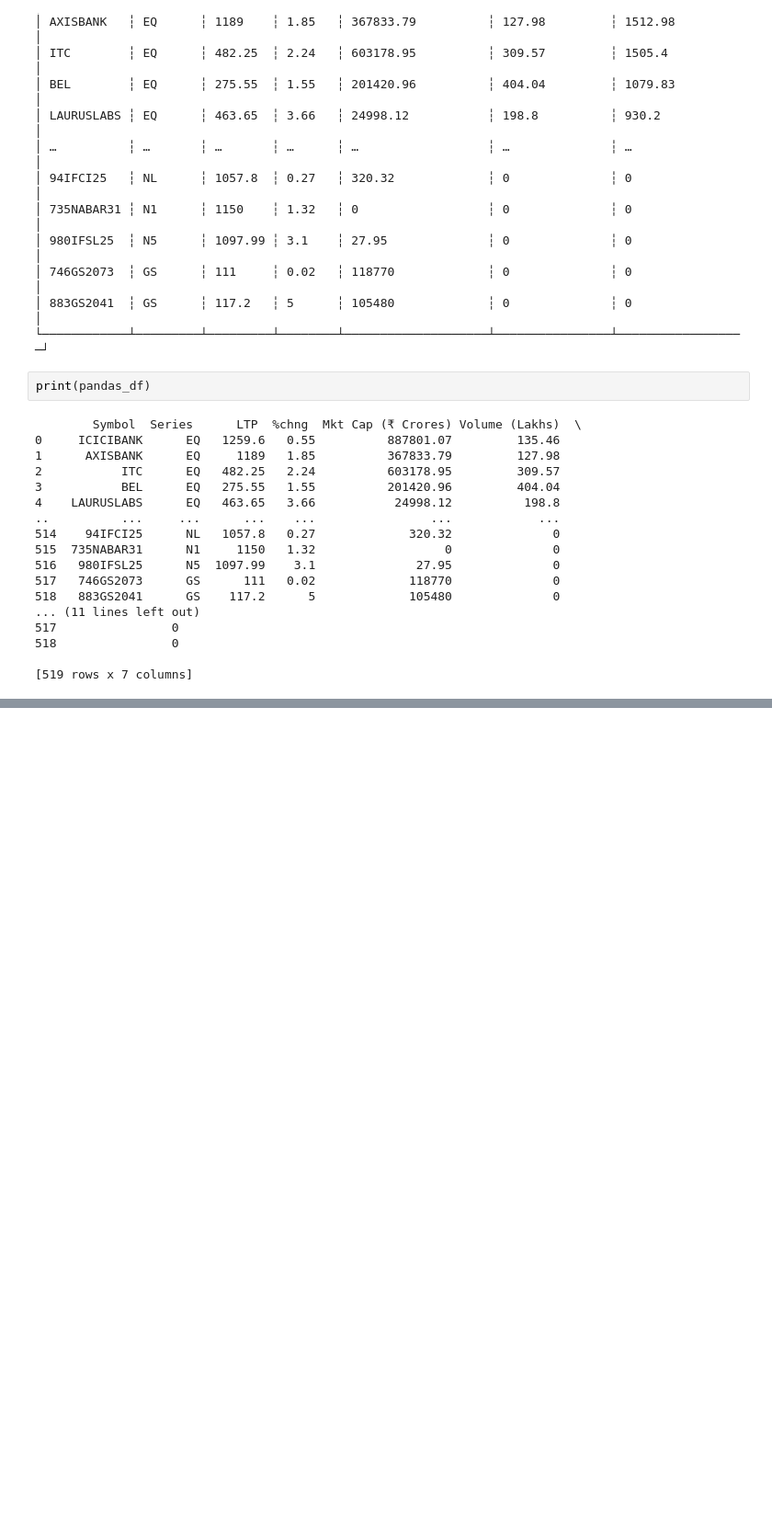
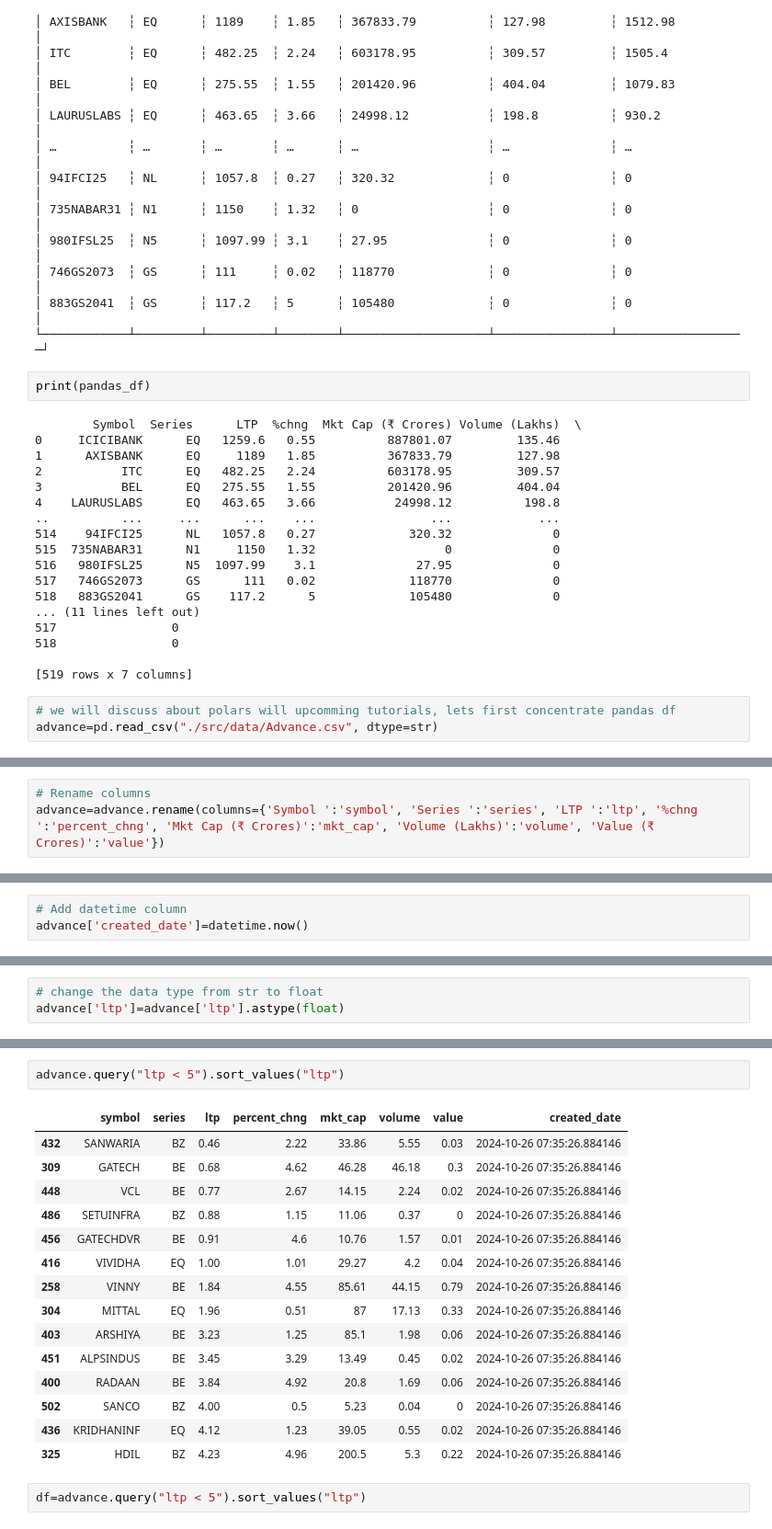
Before and after one commit to rohitsinghuid30/pandaspractice, a Jupyter notebook: tutorial1_polar_vs_pandas.ipynb, the cells around one changed output, grey strips where cells are left out. Shown at 92% size. Cells and saved outputs as stored; diff of their text form; blank space fills up the shorter version.

Commit message:
pandas code updated.

```diff
--- a/tutorial1_polar_vs_pandas.ipynb
+++ b/tutorial1_polar_vs_pandas.ipynb
@@ -64,3 +64,6 @@ print(pandas_df)
 518                0
 
 [519 rows x 7 columns]
+# %%
+# we will discuss about polars will upcomming tutorials, lets first concentrate pandas df
+advance=pd.read_csv("./src/data/Advance.csv", dtype=str)
@@ -66,0 +85,3 @@ print(pandas_df)
+# %%
+# Rename columns
+advance=advance.rename(columns={'Symbol ':'symbol', 'Series ':'series', 'LTP ':'ltp', '%chng ':'percent_chng', 'Mkt Cap (₹ Crores)':'mkt_cap', 'Volume (Lakhs)':'volume', 'Value (₹ Crores)':'value'})
@@ -66,0 +97,3 @@ print(pandas_df)
+# %%
+# Add datetime column
+advance['created_date']=datetime.now()
@@ -66,0 +208,3 @@ print(pandas_df)
+# %%
+# change the data type from str to float
+advance['ltp']=advance['ltp'].astype(float)
@@ -66,0 +247,20 @@ print(pandas_df)
+# %%
+advance.query("ltp < 5").sort_values("ltp")
+# %% [output]
+|  | symbol | series | ltp | percent_chng | mkt_cap | volume | value | created_date |
+| 432 | SANWARIA | BZ | 0.46 | 2.22 | 33.86 | 5.55 | 0.03 | 2024-10-26 07:35:26.884146 |
+| 309 | GATECH | BE | 0.68 | 4.62 | 46.28 | 46.18 | 0.3 | 2024-10-26 07:35:26.884146 |
+| 448 | VCL | BE | 0.77 | 2.67 | 14.15 | 2.24 | 0.02 | 2024-10-26 07:35:26.884146 |
+| 486 | SETUINFRA | BZ | 0.88 | 1.15 | 11.06 | 0.37 | 0 | 2024-10-26 07:35:26.884146 |
+| 456 | GATECHDVR | BE | 0.91 | 4.6 | 10.76 | 1.57 | 0.01 | 2024-10-26 07:35:26.884146 |
+| 416 | VIVIDHA | EQ | 1.00 | 1.01 | 29.27 | 4.2 | 0.04 | 2024-10-26 07:35:26.884146 |
+| 258 | VINNY | BE | 1.84 | 4.55 | 85.61 | 44.15 | 0.79 | 2024-10-26 07:35:26.884146 |
+| 304 | MITTAL | EQ | 1.96 | 0.51 | 87 | 17.13 | 0.33 | 2024-10-26 07:35:26.884146 |
+| 403 | ARSHIYA | BE | 3.23 | 1.25 | 85.1 | 1.98 | 0.06 | 2024-10-26 07:35:26.884146 |
+| 451 | ALPSINDUS | BE | 3.45 | 3.29 | 13.49 | 0.45 | 0.02 | 2024-10-26 07:35:26.884146 |
+| 400 | RADAAN | BE | 3.84 | 4.92 | 20.8 | 1.69 | 0.06 | 2024-10-26 07:35:26.884146 |
+| 502 | SANCO | BZ | 4.00 | 0.5 | 5.23 | 0.04 | 0 | 2024-10-26 07:35:26.884146 |
+| 436 | KRIDHANINF | EQ | 4.12 | 1.23 | 39.05 | 0.55 | 0.02 | 2024-10-26 07:35:26.884146 |
+| 325 | HDIL | BZ | 4.23 | 4.96 | 200.5 | 5.3 | 0.22 | 2024-10-26 07:35:26.884146 |
+# %%
+df=advance.query("ltp < 5").sort_values("ltp")
```
Also changed, not shown: parts of 20 cells of this notebook, 1 other file.
